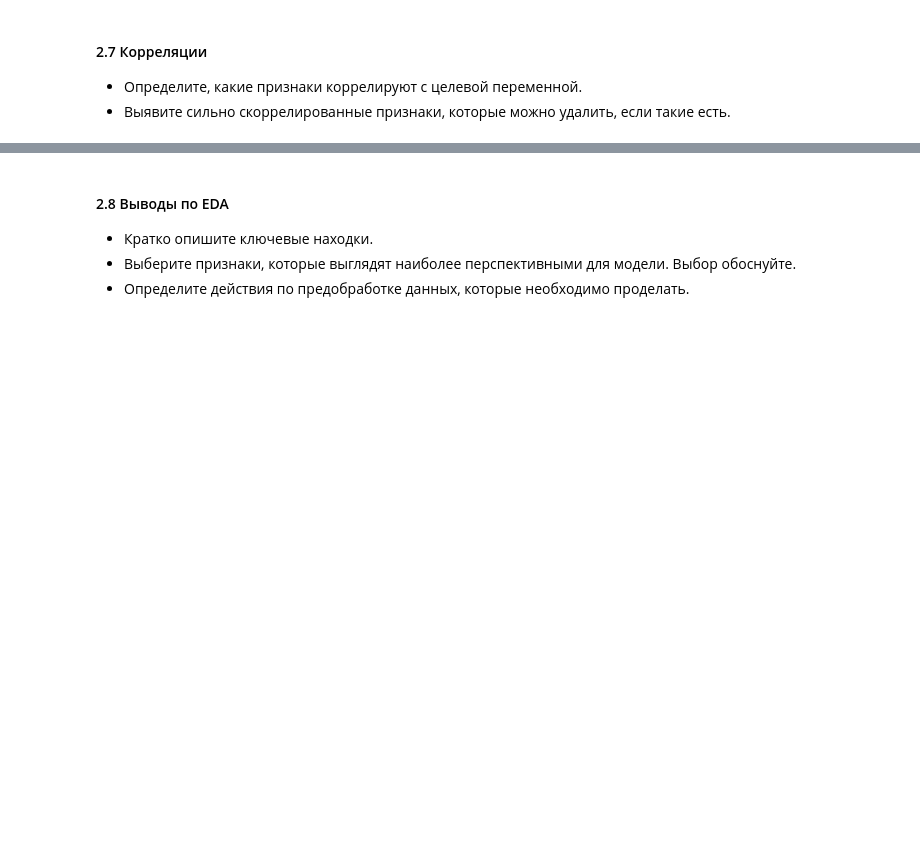
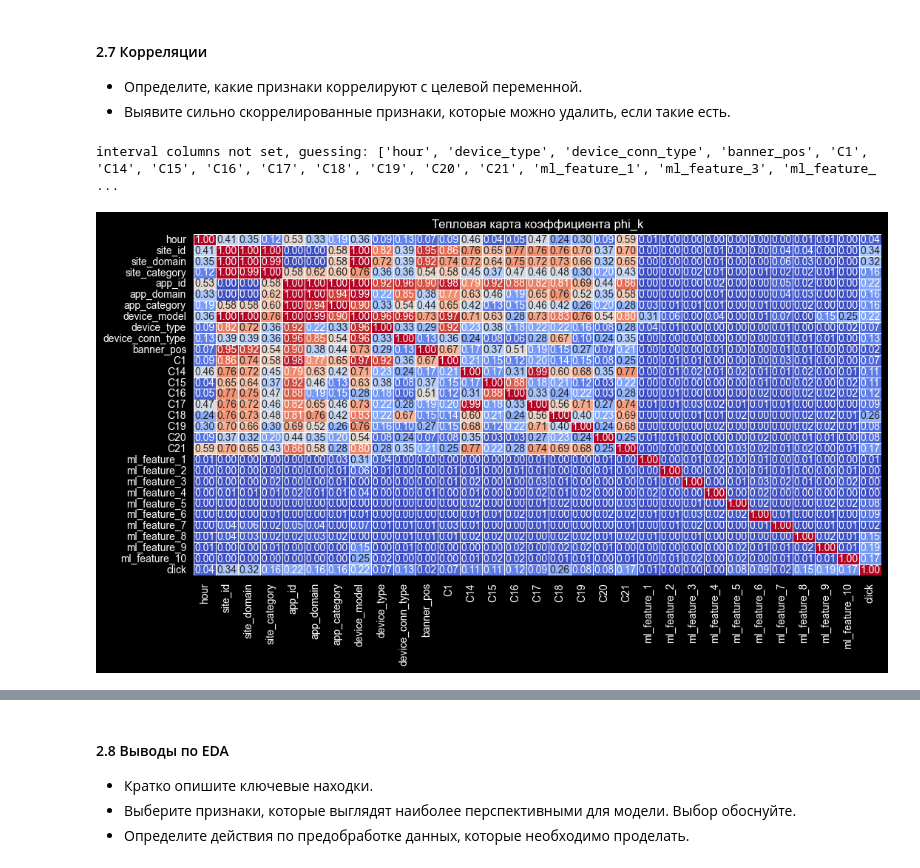
Before and after one commit to msesemov/DS_SVM_sprint_12, a Jupyter notebook: db5c0999-b3ac-41f4-b5f0-ab81a17a3c21.ipynb, the cells around one changed output, grey strips where cells are left out. Drawn from its saved outputs; the diff is of its cells as text; code cells hidden in the pictures; blank space fills up the shorter version.

```diff
--- a/db5c0999-b3ac-41f4-b5f0-ab81a17a3c21.ipynb
+++ b/db5c0999-b3ac-41f4-b5f0-ab81a17a3c21.ipynb
@@ -394,3 +493,41 @@ memory usage: 13.0 MB
 #### 2.7 Корреляции
 - Определите, какие признаки коррелируют с целевой переменной.
 - Выявите сильно скоррелированные признаки, которые можно удалить, если такие есть.
+# %%
+common_features = [
+    'click',
+    'hour',
+    'site_id',
+    'site_domain',
+    'site_category',
+    'app_id',
+    'app_domain',
+    'app_category',
+    'device_model',
+    'device_type',
+    'device_conn_type',
+]
+banner_features = ['banner_pos', 'C1'] + [f'C{feature}' for feature in range(14, 22)]
+ml_features = [f'ml_feature_{feature}' for feature in range(1, 11)]
+# %%
+interval_columns = [
+    'click', 'hour',   'device_type', 'device_conn_type', 'banner_pos', 'C1', 'C14', 'C15', 'C16', 'C17', 'C18', 'C19', 'C20', 'C21', 'ml_feature_1', 'ml_feature_3', 'ml_feature_4', 'ml_feature_5', 'ml_feature_6', 'ml_feature_8', 'ml_feature_9', 'ml_feature_10'
+]
+correlation_matrix = phik.phik_matrix(df[common_features + banner_features + ml_features], interval_cols=interval_columns)
+# %% [output]
+interval columns not set, guessing: ['hour', 'device_type', 'device_conn_type', 'banner_pos', 'C1', 'C14', 'C15', 'C16', 'C17', 'C18', 'C19', 'C20', 'C21', 'ml_feature_1', 'ml_feature_3', 'ml_feature_ ...
+# %%
+# Строим тепловую карту коэффициента phi_k
+plt.figure(figsize=(12, 6))
+sns.heatmap(correlation_matrix,
+            annot=True,
+            fmt='.2f',
+            cmap='coolwarm',
+            linewidths=0.5,
+            cbar=False
+           )
+plt.title('Тепловая карта коэффициента phi_k')
+
+plt.show()
+# %% [output]
+[figure, added]
```
Also changed, not shown: parts of 16 cells of this notebook.
